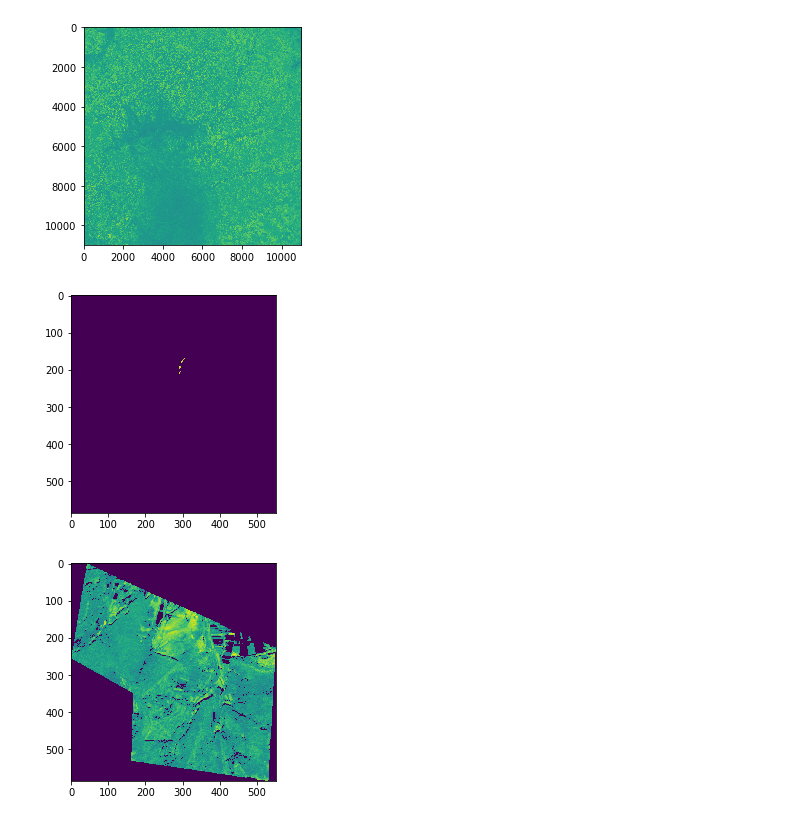
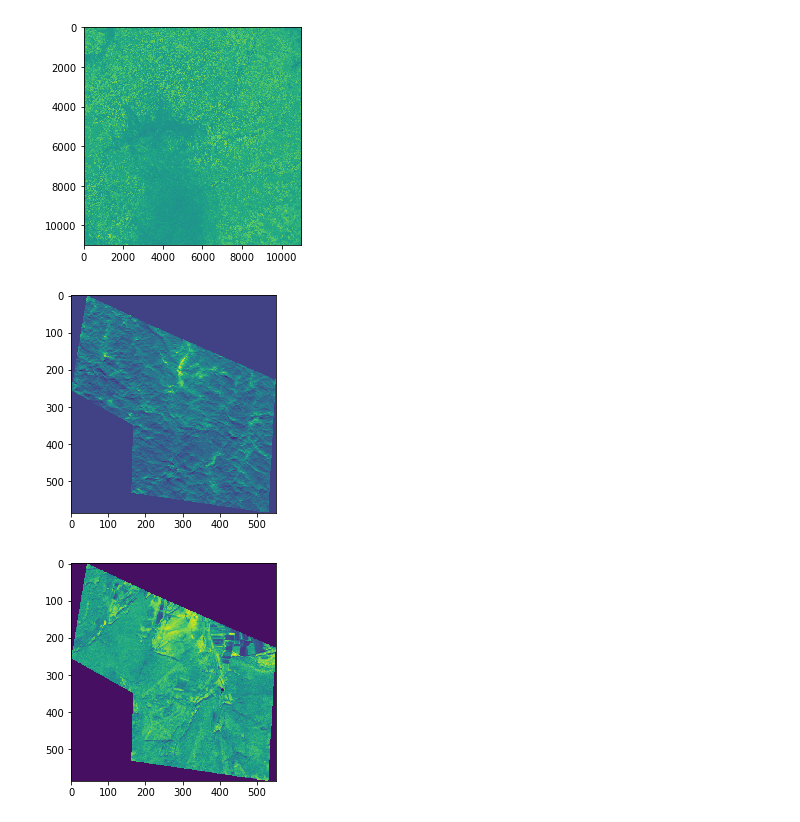
Before and after one commit to SaladBreaker/SateliteForestDetection, a Jupyter notebook: Satelite.ipynb, the cells around one changed output. Cells and saved outputs as stored; diff of their text form; code cells hidden in the pictures.

```diff
--- a/Satelite.ipynb
+++ b/Satelite.ipynb
@@ -241,17 +241,17 @@ plt.show()
 [figure]
 [figure]
 # %%
-with rio.open(f"{RESULTS_PATH}/{targets.iloc[-1].title}/cropped_NDVI_veg.tif") as f:
-    veg_new = f.read()
+with rio.open(f"{RESULTS_PATH}/{targets.iloc[-1].title}/cropped_NDVI.tif") as f:
+    new = f.read()
 
-with rio.open(f"{RESULTS_PATH}/{targets.iloc[0].title}/cropped_NDVI_veg.tif") as f:
-    veg_old = f.read()
+with rio.open(f"{RESULTS_PATH}/{targets.iloc[0].title}/cropped_NDVI.tif") as f:
+    old = f.read()
 # %%
-plt.imshow(veg_new[0], interpolation='nearest')
+plt.imshow(new[0], interpolation='nearest')
 plt.show()
 
-plt.imshow(veg_old[0], interpolation='nearest')
+plt.imshow(old[0], interpolation='nearest')
 plt.show()
 # %% [output]
-[figure, old version]
+[figure, new version]
-[figure, old version]
+[figure, new version]
```
Also changed, not shown: parts of 1 cell of this notebook.
